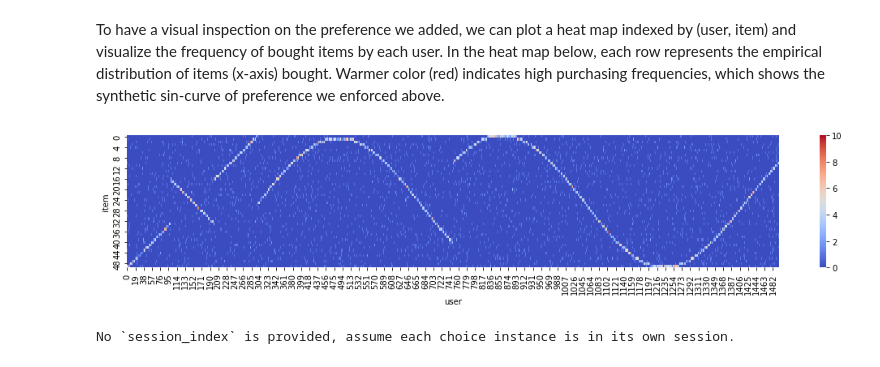
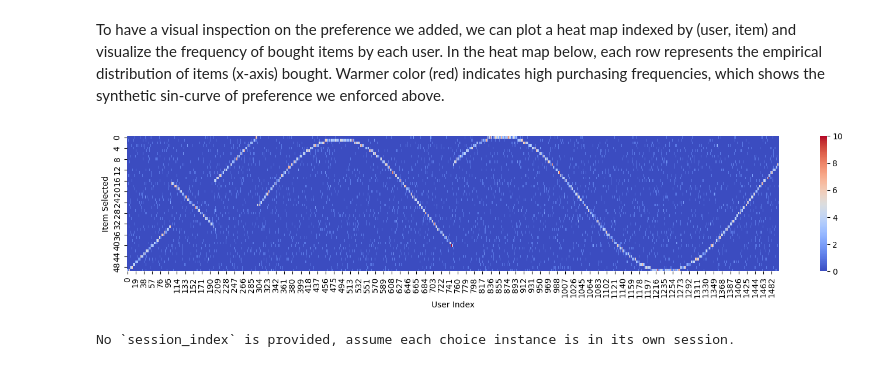
Before and after one commit to gsbDBI/bemb, a Jupyter notebook: tutorials/simulation/simulation_study_paper_demo.ipynb, the cells around one changed output. Cells and saved outputs as stored; diff of their text form; code cells hidden in the pictures.

```diff
--- a/tutorials/simulation/simulation_study_paper_demo.ipynb
+++ b/tutorials/simulation/simulation_study_paper_demo.ipynb
@@ -29,0 +28,6 @@ DEVICE = "cpu"
+# %%
+if torch.cuda.is_available():
+    DEVICE = "cuda"
+else:
+    DEVICE = "cpu"
+print(f"Using {DEVICE} device.")
@@ -532,13 +538,14 @@ To have a visual inspection on the preference we added, we can plot a heat map i
 # %%
 df = pd.DataFrame(data={'item': item_index, 'user': user_index}).groupby(['item', 'user']).size().rename('size').reset_index()
 df = df.pivot('item', 'user', 'size').fillna(0.0)
 
 fig, ax = plt.subplots(figsize=(18, 3))
 sns.heatmap(df.values, square=False, ax=ax, cmap='coolwarm')
-ax.set(xlabel='user', ylabel='item')
+ax.set(xlabel='User Index', ylabel='Item Selected')
+fig.savefig("./simulation_files/simulation_3_heatmap.png", dpi=DPI, bbox_inches="tight")
 fig.show()
 # %% [output]
-[figure, old version]
+[figure, new version]
 # %%
 user_obs = torch.zeros(num_users, num_items)
 user_obs[torch.arange(num_users), Is] = 1
```
Also changed, not shown: parts of 18 cells of this notebook, 6 other files.
